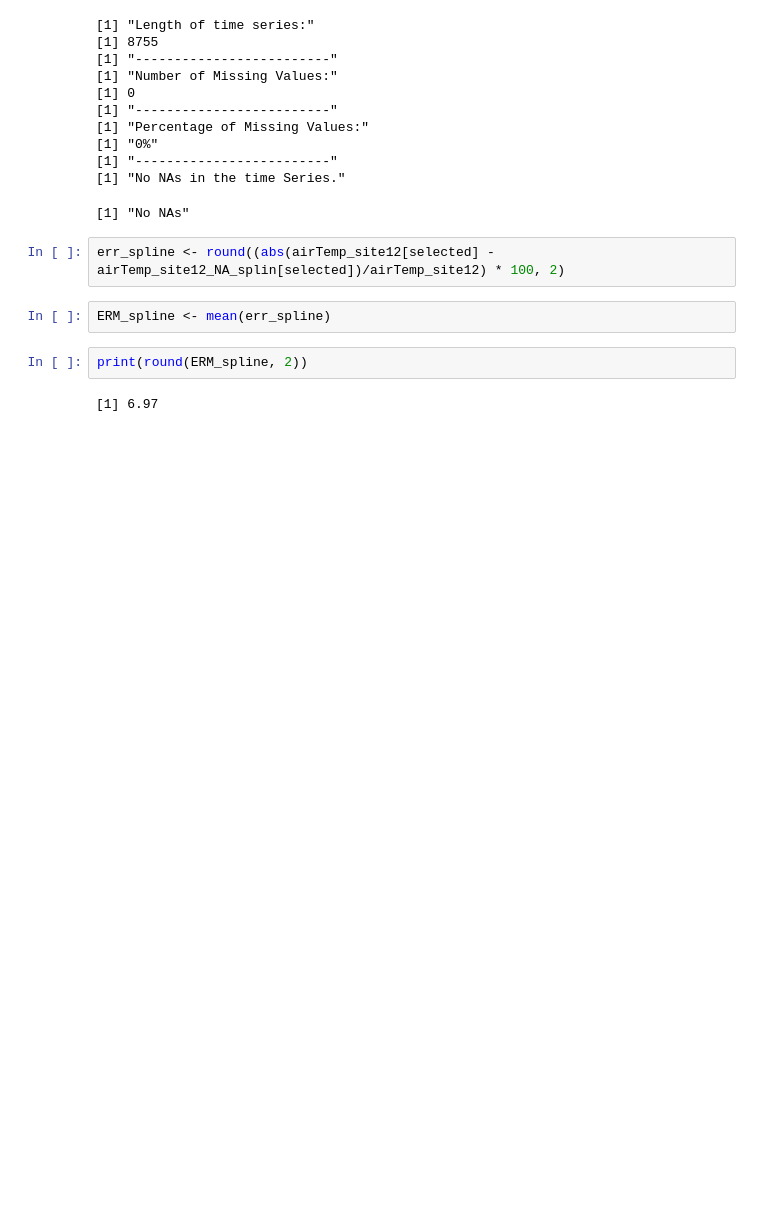
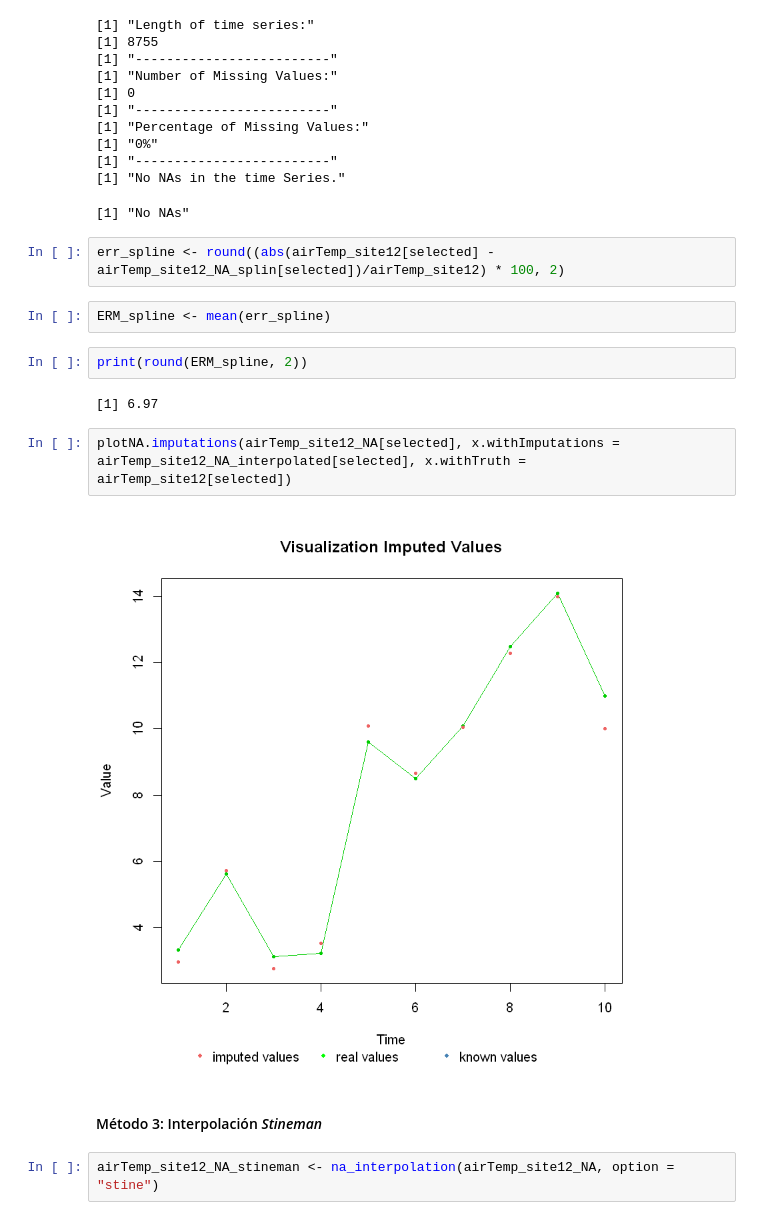
Before and after one commit to ovaisnazir/Master-Thesis, a Jupyter notebook: notebooks/TSMissingValues.ipynb, the cells around one changed output. Cells and saved outputs as stored; diff of their text form; blank space fills up the shorter version.

```diff
--- a/notebooks/TSMissingValues.ipynb
+++ b/notebooks/TSMissingValues.ipynb
@@ -283,3 +283,11 @@ ERM_spline <- mean(err_spline)
 print(round(ERM_spline, 2))
 # %% [output]
 [1] 6.97
+# %%
+plotNA.imputations(airTemp_site12_NA[selected], x.withImputations = airTemp_site12_NA_interpolated[selected], x.withTruth = airTemp_site12[selected])
+# %% [output]
+[figure, added]
+# %% [markdown]
+#### Método 3: Interpolación *Stineman*
+# %%
+airTemp_site12_NA_stineman <- na_interpolation(airTemp_site12_NA, option = "stine")
```
Also changed, not shown: parts of 33 cells of this notebook.
